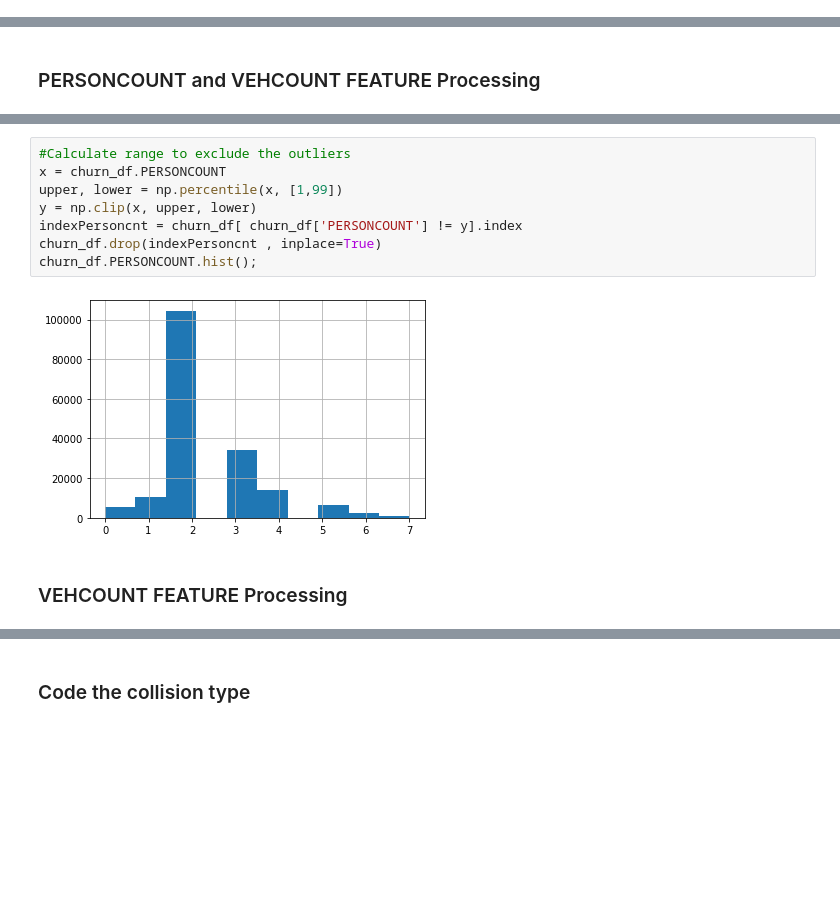
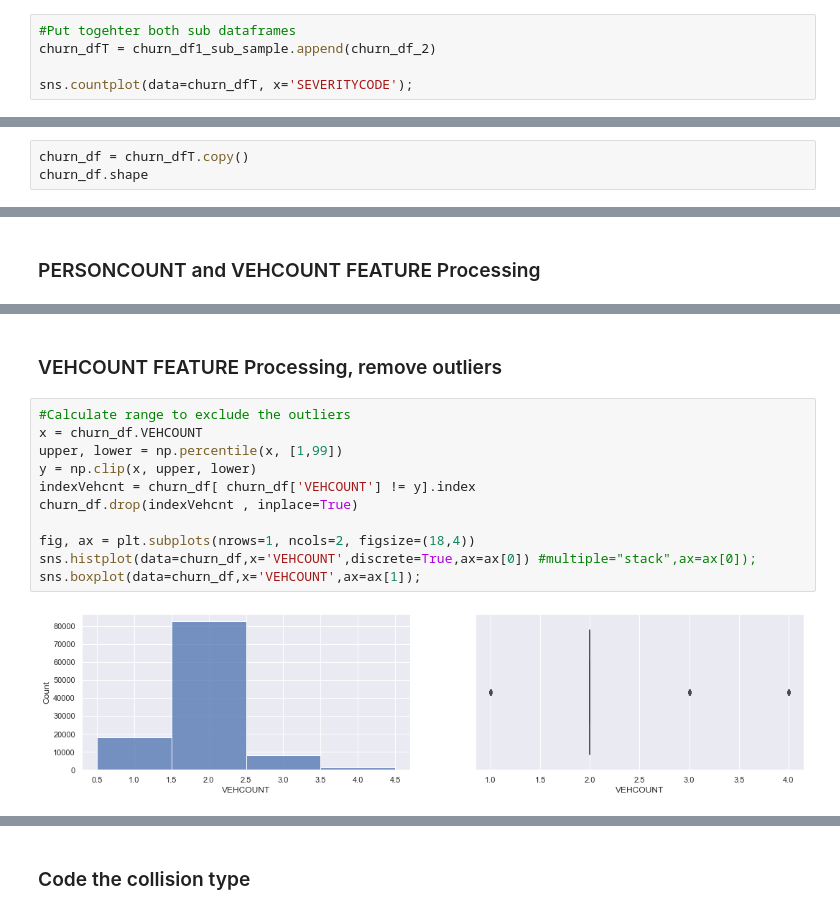
Before and after one commit to rafaelmata357/Coursera_Capstone, a Jupyter notebook: capstone_project.ipynb, the cells around one changed output, grey strips where cells are left out. Cells and saved outputs as stored; diff of their text form; blank space fills up the shorter version.

```diff
--- a/capstone_project.ipynb
+++ b/capstone_project.ipynb
@@ -383,0 +410,5 @@ churn_df.shape
+# %%
+#Put togehter both sub dataframes
+churn_dfT = churn_df1_sub_sample.append(churn_df_2)
+
+sns.countplot(data=churn_dfT, x='SEVERITYCODE');
@@ -383,0 +417,3 @@ churn_df.shape
+# %%
+churn_df = churn_dfT.copy()
+churn_df.shape
@@ -396,12 +457,15 @@ g.axes[-1].legend();
+# %% [markdown]
+### VEHCOUNT FEATURE Processing, remove outliers
 # %%
 #Calculate range to exclude the outliers
-x = churn_df.PERSONCOUNT
+x = churn_df.VEHCOUNT
 upper, lower = np.percentile(x, [1,99])
 y = np.clip(x, upper, lower)
-indexPersoncnt = churn_df[ churn_df['PERSONCOUNT'] != y].index
-churn_df.drop(indexPersoncnt , inplace=True)
-churn_df.PERSONCOUNT.hist();
+indexVehcnt = churn_df[ churn_df['VEHCOUNT'] != y].index
+churn_df.drop(indexVehcnt , inplace=True)
+
+fig, ax = plt.subplots(nrows=1, ncols=2, figsize=(18,4))
+sns.histplot(data=churn_df,x='VEHCOUNT',discrete=True,ax=ax[0]) #multiple="stack",ax=ax[0]);
+sns.boxplot(data=churn_df,x='VEHCOUNT',ax=ax[1]);
 # %% [output]
-[figure, old version]
+[figure, new version]
-# %% [markdown]
-### VEHCOUNT FEATURE Processing
```
Also changed, not shown: parts of 114 cells of this notebook.
